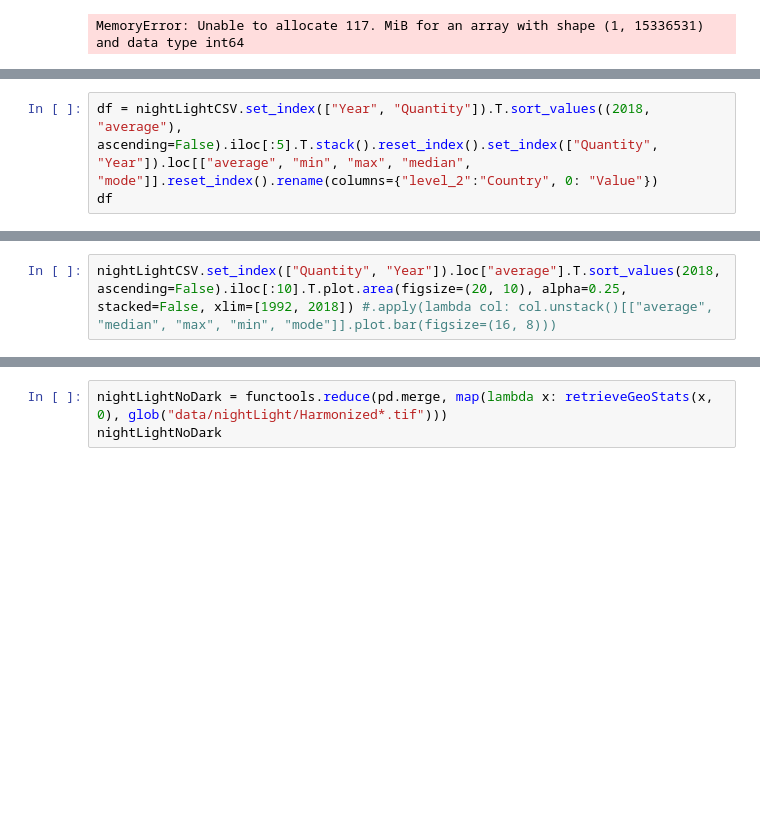
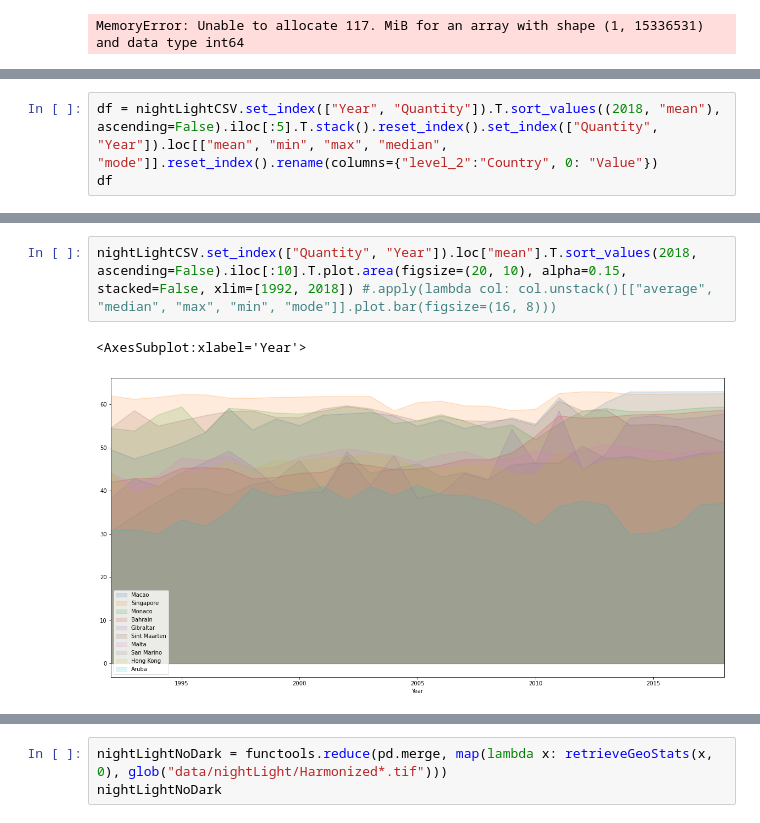
Before and after one commit to ThePyProgrammer/lightPollution, a Jupyter notebook: RasterAnalysis.ipynb, the cells around one changed output, grey strips where cells are left out. Drawn from its saved outputs; the diff is of its cells as text; blank space fills up the shorter version.

```diff
--- a/RasterAnalysis.ipynb
+++ b/RasterAnalysis.ipynb
@@ -128,3 +204,3 @@ sns.stripplot(x="Year", y="Value", data=nightLightCSV[nightLightCSV.Quantity ==
 # %%
-df = nightLightCSV.set_index(["Year", "Quantity"]).T.sort_values((2018, "average"), ascending=False).iloc[:5].T.stack().reset_index().set_index(["Quantity", "Year"]).loc[["average", "min", "max", "median", "mode"]].reset_index().rename(columns={"level_2":"Country", 0: "Value"})
+df = nightLightCSV.set_index(["Year", "Quantity"]).T.sort_values((2018, "mean"), ascending=False).iloc[:5].T.stack().reset_index().set_index(["Quantity", "Year"]).loc[["mean", "min", "max", "median", "mode"]].reset_index().rename(columns={"level_2":"Country", 0: "Value"})
 df
@@ -141,3 +247,6 @@ nightLightCSV.set_index(["Year", "Quantity"])[["Singapore"]].plot.bar(figsize=(1
 # %%
-nightLightCSV.set_index(["Quantity", "Year"]).loc["average"].T.sort_values(2018, ascending=False).iloc[:10].T.plot.area(figsize=(20, 10), alpha=0.25, stacked=False, xlim=[1992, 2018]) #.apply(lambda col: col.unstack()[["average", "median", "max", "min", "mode"]].plot.bar(figsize=(16, 8)))
+nightLightCSV.set_index(["Quantity", "Year"]).loc["mean"].T.sort_values(2018, ascending=False).iloc[:10].T.plot.area(figsize=(20, 10), alpha=0.15, stacked=False, xlim=[1992, 2018]) #.apply(lambda col: col.unstack()[["average", "median", "max", "min", "mode"]].plot.bar(figsize=(16, 8)))
+# %% [output]
+<AxesSubplot:xlabel='Year'>
+[figure, added]
 # %%
```
Also changed, not shown: parts of 15 cells of this notebook, 13 other files.
